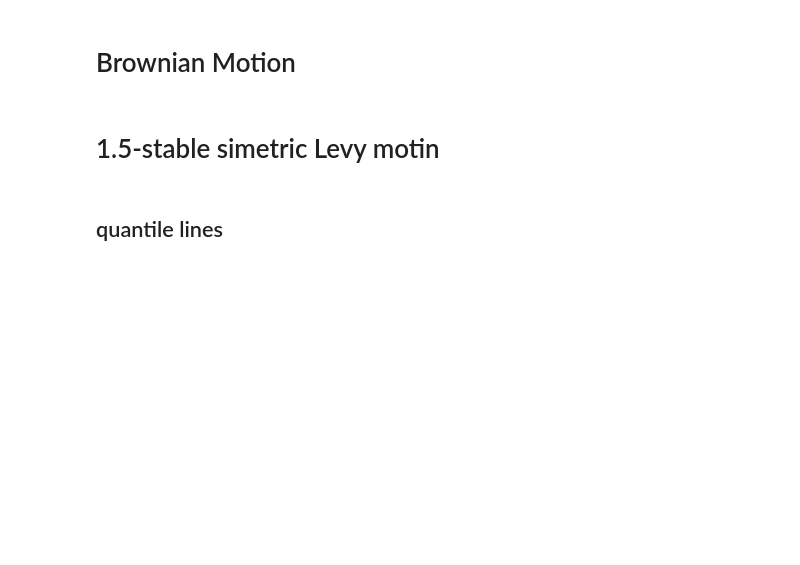
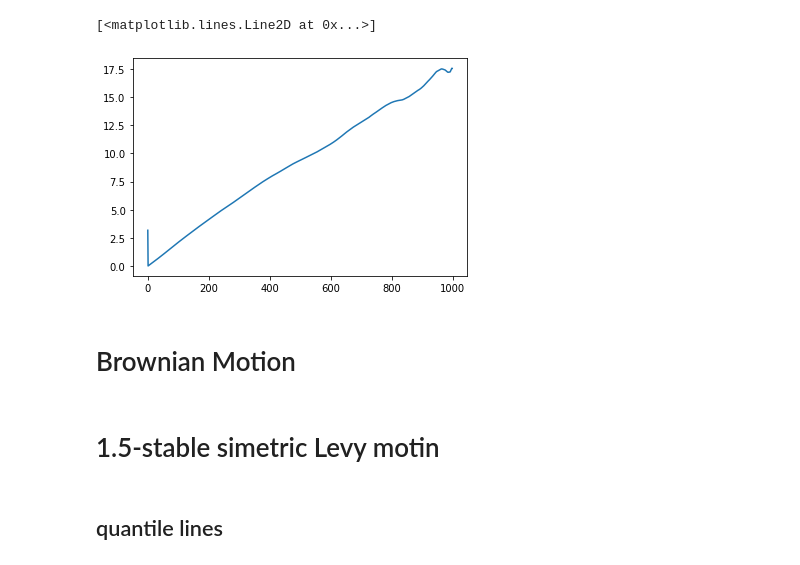
Before and after one commit to chwilko/CSoS, a Jupyter notebook: Python3/Task_list_3/Task_1.ipynb, the cells around one changed output. Saved outputs shown, nothing was run; the diff lists cells and outputs as text; code cells hidden in the pictures; blank space fills up the shorter version.

```diff
--- a/Python3/Task_list_3/Task_1.ipynb
+++ b/Python3/Task_list_3/Task_1.ipynb
@@ -25,12 +25,17 @@ M = 10 ** 3
 t = np.linspace(0, 1, N)
 ps = [0.1, 0.3, 0.5, 0.7, 0.9]
 # %%
-Brownian_motion = Levy_processes(10, 80, N, 2, 0)
+Brownian_motion = Levy_processes(10, 1000, N, 2, 0)
 
 Y_EATAMSD = np.zeros(N - 1)
 
-for tau in range( N - 1):
+for tau in range(N - 1):
     Y_EATAMSD[tau] = EATAMSD(Brownian_motion, tau)
+# %%
+plt.plot(Y_EATAMSD)
+# %% [output]
+[<matplotlib.lines.Line2D at 0x...>]
+[figure, added]
 # %% [markdown]
 # Brownian Motion
 # %% [markdown]
```
Also changed, not shown: parts of 6 cells of this notebook.
